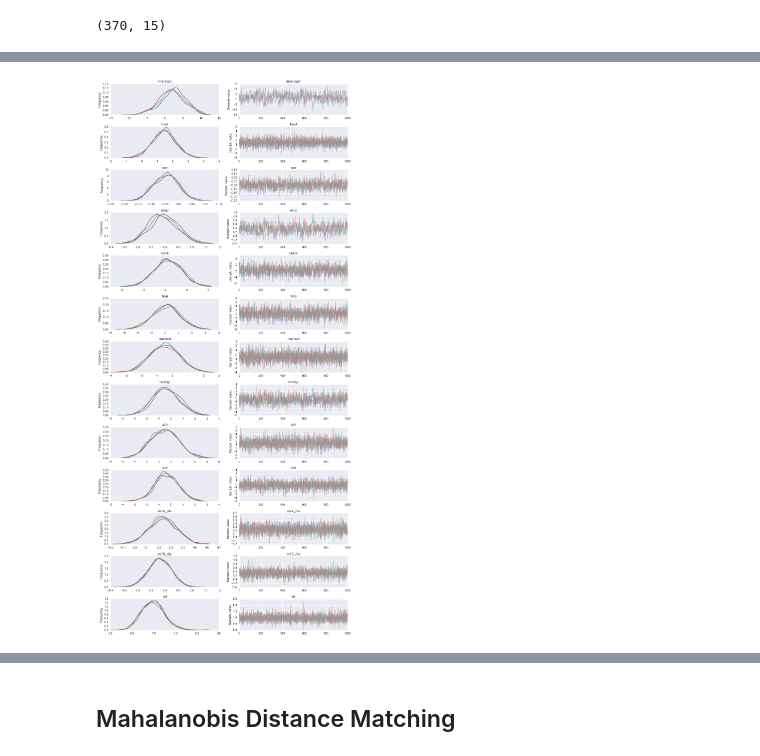
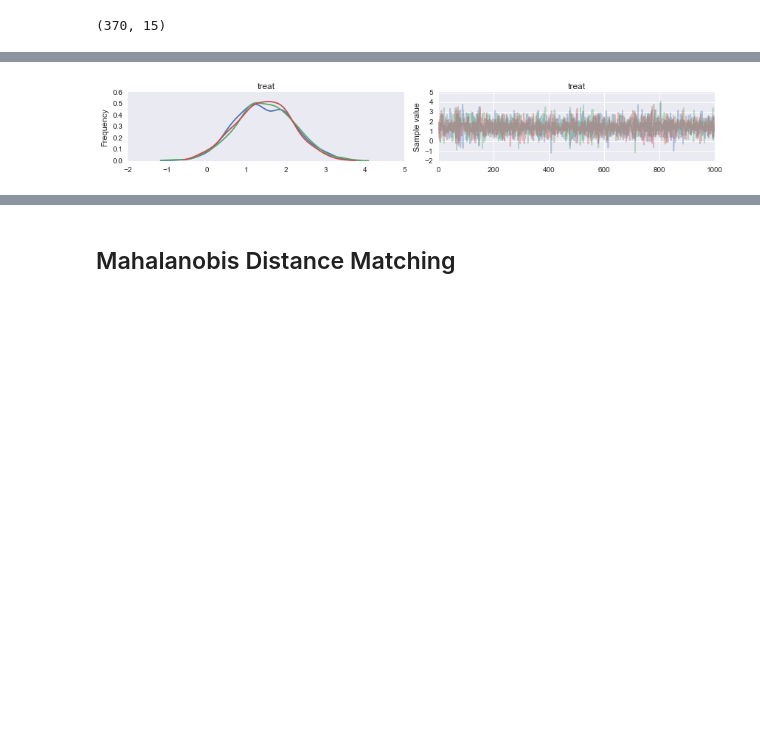
Before and after one commit to paul-english/causal-inference-notes, a Jupyter notebook: Causal Inference on the Lalonde Dataset.ipynb, the cells around one changed output, grey strips where cells are left out. Saved outputs shown, nothing was run; the diff lists cells and outputs as text; code cells hidden in the pictures; blank space fills up the shorter version.

```diff
--- a/Causal Inference on the Lalonde Dataset.ipynb
+++ b/Causal Inference on the Lalonde Dataset.ipynb
@@ -290,7 +312,7 @@ Sampling
 # %%
-pm.traceplot(propensity_samples[1000:]);
+pm.traceplot(propensity_samples[1000:], varnames=['treat']);
 # %% [output]
-[figure, old version]
+[figure, new version]
 # %%
 df_propensity_samples = pm.trace_to_dataframe(propensity_samples[1000:])
 df_propensity_samples.mean(0)
```
Also changed, not shown: parts of 18 cells of this notebook.
